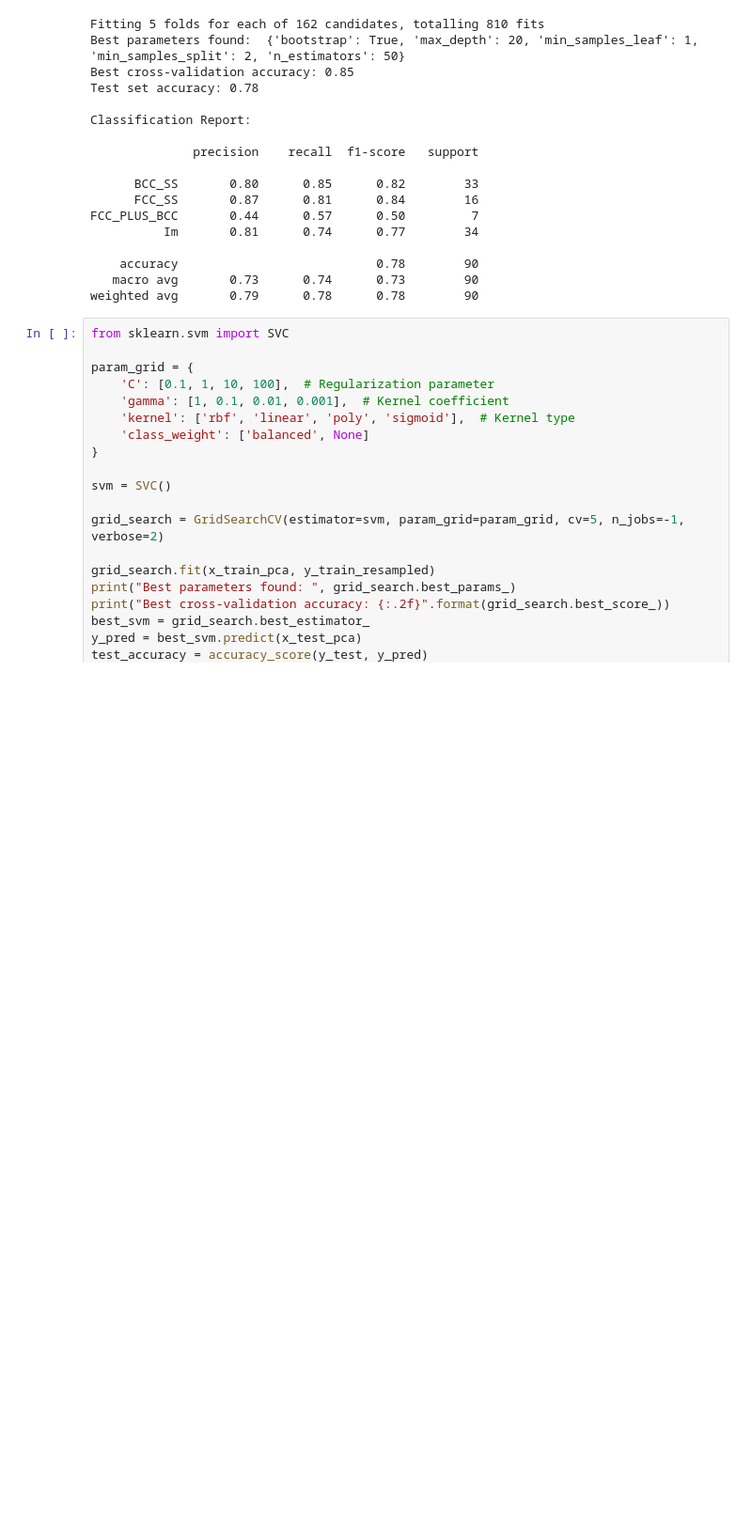
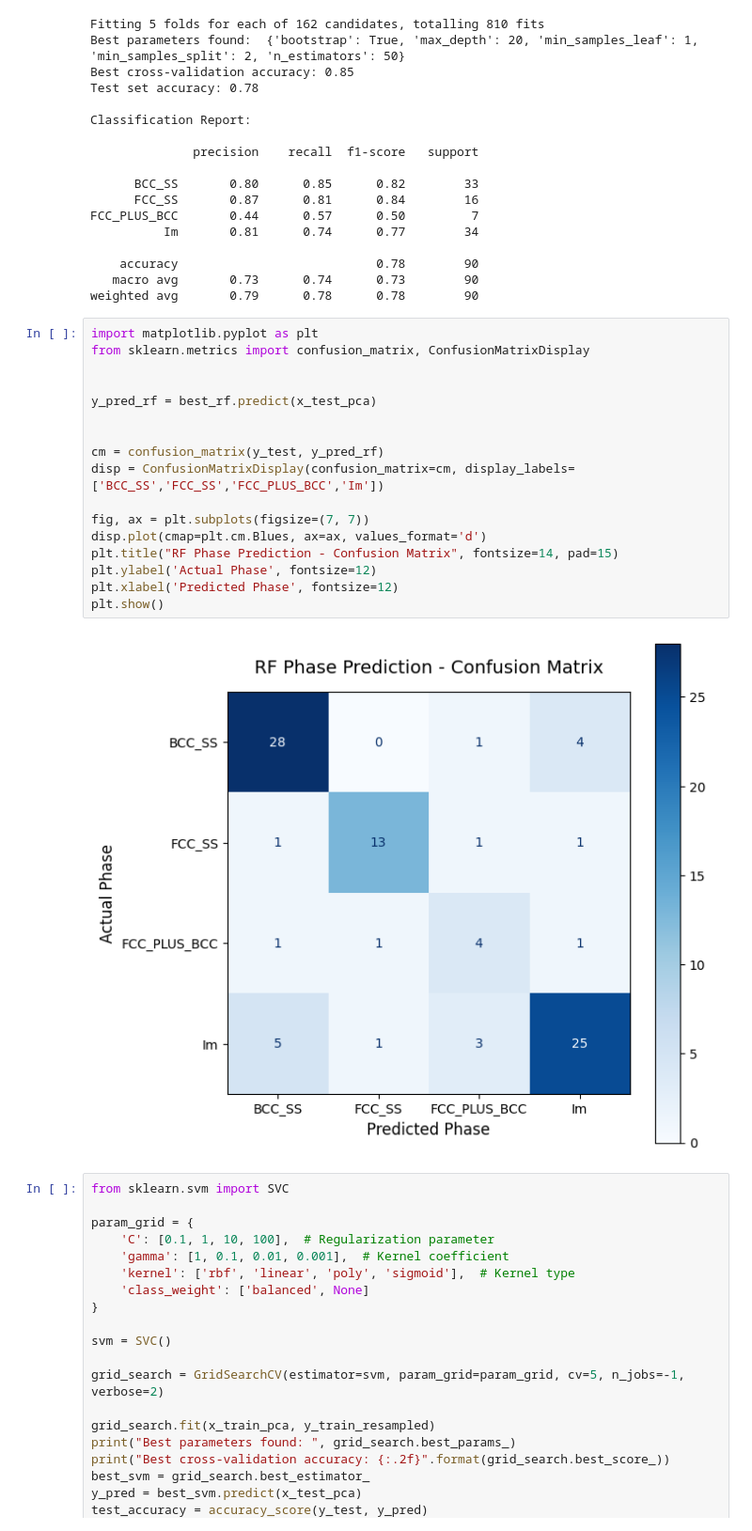
Before and after one commit to Harish-Immannavar/Phase-Prediction-of-HEA-s, a Jupyter notebook: python/phaseprediction.ipynb, the cells around one changed output. Shown at 94% size. Cells and saved outputs as stored; diff of their text form; blank space fills up the shorter version.

Commit message:
Added confusion matrix for max accuracy

```diff
--- a/python/phaseprediction.ipynb
+++ b/python/phaseprediction.ipynb
@@ -917,6 +917,25 @@ FCC_PLUS_BCC       0.44      0.57      0.50         7
     accuracy                           0.78        90
    macro avg       0.73      0.74      0.73        90
 weighted avg       0.79      0.78      0.78        90
+# %%
+import matplotlib.pyplot as plt
+from sklearn.metrics import confusion_matrix, ConfusionMatrixDisplay
+
+
+y_pred_rf = best_rf.predict(x_test_pca)
+
+
+cm = confusion_matrix(y_test, y_pred_rf)
+disp = ConfusionMatrixDisplay(confusion_matrix=cm, display_labels=['BCC_SS','FCC_SS','FCC_PLUS_BCC','Im'])
+
+fig, ax = plt.subplots(figsize=(7, 7))
+disp.plot(cmap=plt.cm.Blues, ax=ax, values_format='d')
+plt.title("RF Phase Prediction - Confusion Matrix", fontsize=14, pad=15)
+plt.ylabel('Actual Phase', fontsize=12)
+plt.xlabel('Predicted Phase', fontsize=12)
+plt.show()
+# %% [output]
+[figure, added]
 # %%
 from sklearn.svm import SVC
 
```
